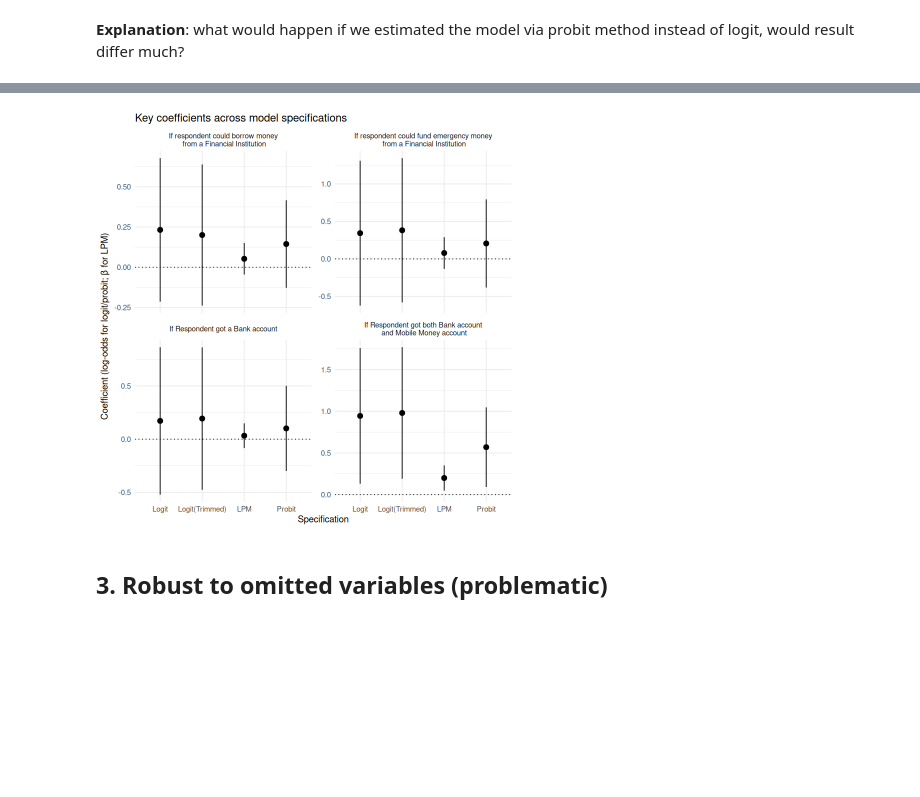
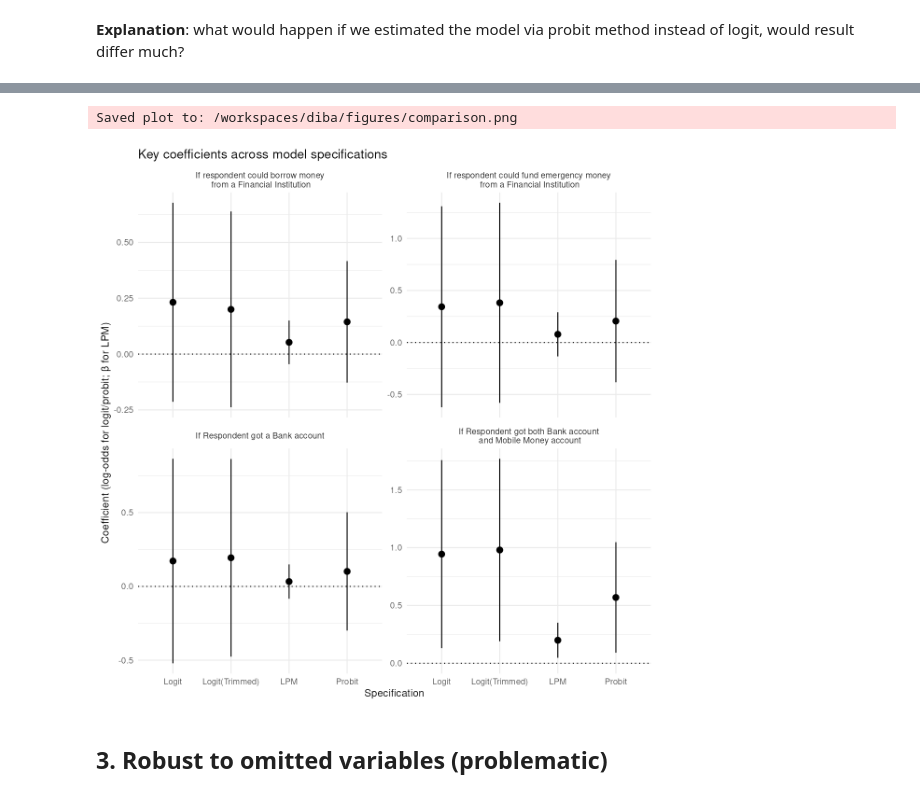
Before and after one commit to mmyousefies/gfi-iran, a Jupyter notebook: src/model.ipynb, the cells around one changed output, grey strips where cells are left out. Cells and saved outputs as stored; diff of their text form; code cells hidden in the pictures; blank space fills up the shorter version.

```diff
--- a/src/model.ipynb
+++ b/src/model.ipynb
@@ -21,7 +21,8 @@ package_names_vec <- c(
   "gt",
   "png",
   "grid",
-  "grDevices"
+  "grDevices",
+  "margins"
 )
 
 # Define a function to install and load required packages
@@ -64,11 +65,10 @@ if (!dir.exists(paths$input)) {
 fig <- function(plot_obj,
                 width,
                 height,
-                dpi    = 96,
                 filename = "untitled",
-                output_dir = "plots",
                 ...) {
-    output_dir = paths$output
+    dpi <- 150
+    output_dir <- paths$output
   # 1) Ensure output directory exists
   if (!dir.exists(output_dir)) {
     dir.create(output_dir, recursive = TRUE)
@@ -85,19 +85,6 @@ fig <- function(plot_obj,
     ...
   )
   message("Saved plot to: ", normalizePath(file_path))
-
-  # 3) Print & capture the plot
-  print(plot_obj)
-  rp <- recordPlot()
-
-  # 4) Create a PNG at exactly the requested dimensions
-  img_data <- repr::repr_png(
-    rp,
-    width  = width,
-    height = height,
-    res    = dpi
-  )
-
   # 5) Display it inline at full size
-  IRdisplay::display_png(img_data)
+  IRdisplay::display_png(file = file_path)
 }
@@ -972,9 +1122,9 @@ A tibble: 19 × 12
 ## Gather coefficients from all four models
 coef_tbl <- list(
   Logit = model,
-  `Logit(Trimmed)`  = model_trim,
-  LPM            = model_lpm,
-  Probit         = model_probit
+  `Logit(Trimmed)` = model_trim,
+  LPM = model_lpm,
+  Probit = model_probit
 ) |>
   imap_dfr(~ tidy(.x) |>
     filter(term %in% c(
@@ -984,36 +1134,43 @@ coef_tbl <- list(
       "main_source_of_emergency_fundsFinancial Institutions"
     )) |>
     mutate(model = .y)) |>
   mutate(
     term = recode(term,
       "accountBank account only" = "If Respondent got a Bank account",
       "accountBank and Mobile money" = "If Respondent got both Bank account\n and Mobile Money account",
       "borrowed_in_past_yearThrough Account" = "If respondent could borrow money\n from a Financial Institution",
       "main_source_of_emergency_fundsFinancial Institutions" = "If respondent could fund emergency money\n from a Financial Institution"
     ),
     ymin = estimate - 1.96 * std.error,
     ymax = estimate + 1.96 * std.error
   )
 
 ## Plot
-ggplot(
+comparison_plot <- ggplot(
   coef_tbl,
   aes(
     x = model, y = estimate,
     ymin = ymin, ymax = ymax
   )
 ) +
   geom_pointrange() +
   facet_wrap(~term, scales = "free_y") +
   geom_hline(yintercept = 0, linetype = "dotted") +
   labs(
     title = "Key coefficients across model specifications",
     x = "Specification",
     y = "Coefficient (log-odds for logit/probit; β for LPM)"
   ) +
-  theme_minimal(base_size = 11)
+  theme_minimal(base_size = 11) +
+  theme(
+    panel.background = element_rect(fill = "white", colour = NA),
+    plot.background = element_rect(fill = "white", colour = NA)
+  )
+
+fig(comparison_plot, 8, 8, "comparison")
 # %% [output]
+Saved plot to: /workspaces/diba/figures/comparison.png
-[figure, old version]
+[figure, new version]
 # %% [markdown]
 ## 3. Robust to omitted variables (problematic)
 # %% [markdown]
```
Also changed, not shown: parts of 29 cells of this notebook, 7 other files.
